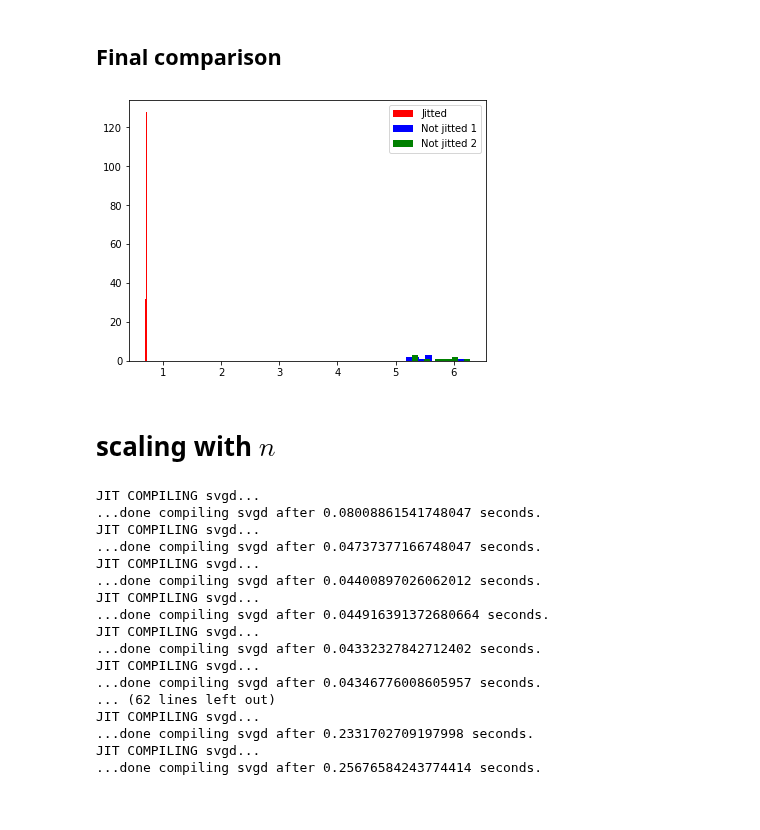
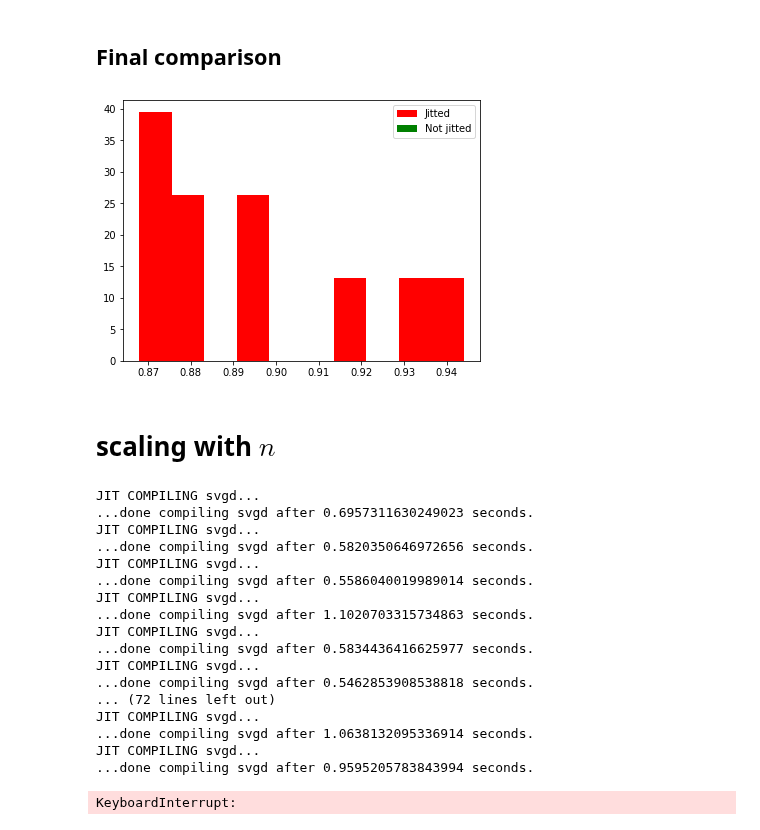
Before and after one commit to ratschlab/projects-2020-Neural-SVGD, a Jupyter notebook: Timing.ipynb, the cells around one changed output. Cells and saved outputs as stored; diff of their text form; code cells hidden in the pictures.

```diff
--- a/Timing.ipynb
+++ b/Timing.ipynb
@@ -31,4 +28,5 @@ svgd_adaptive = SVGD(logp, n_iter_max=L, adaptive_kernel=True, get_bandwidth=get
 # %%
-xout, log = svgd_adaptive.unjitted_svgd(svgd_adaptive.rkey, stepsize, bandwidth=0, n_iter=L)
+x0 = svgd_adaptive.initialize()
+xout, log = svgd_adaptive.svgd(x0, stepsize, bandwidth=0, n_iter=L)
 xout.block_until_ready()
 print()
@@ -35,8 +35,0 @@ print()
-# %%
-st = time.time()
-xout, log = svgd_adaptive.svgd(svgd_adaptive.rkey, stepsize, bandwidth=0, n_iter=L)
-e1 = time.time()
-xout.block_until_ready()
-e2 = time.time()
-print("until before block:", e1 - st, "s")
-print("until after block:", e2 - st, "s")
@@ -55,9 +43,10 @@ m = 10
 times_j = []
 
 for _ in tqdm(range(m)):
-    svgd_adaptive.newkey()
+    x0 = svgd_adaptive.initialize()
+#     svgd_adaptive.newkey()
     st = time.time()
-    xout, log = svgd_adaptive.svgd(svgd_adaptive.rkey, stepsize, bandwidth=0, n_iter=L)
+    xout, log = svgd_adaptive.svgd(x0, stepsize, bandwidth=0, n_iter=L)
     xout = xout.block_until_ready()
     end = time.time()
     times_j.append(end - st)
@@ -74,18 +63,18 @@ _ = plt.hist(times_j)
 # %% [markdown]
 ## Without jit
 # %%
-times_nojit1 = []
+times_nojit = []
 rkey = random.PRNGKey(0)
 
 with api.disable_jit():
-    for _ in range(m):
-        svgd_adaptive.newkey()
+    for _ in tqdm(range(m)):
+        x0 = svgd_adaptive.initialize()
         st = time.time()
-        xout, log = svgd_adaptive.svgd(svgd_adaptive.rkey, stepsize, bandwidth=0, n_iter=L)
+        xout, log = svgd_adaptive.svgd(x0, stepsize, bandwidth=0, n_iter=L)
         xout = xout.block_until_ready()
         end = time.time()
-        times_nojit1.append(end - st)
-times_nojit1 = np.array(times_nojit1)
+        times_nojit.append(end - st)
+times_nojit = np.array(times_nojit1)
 print("mean time:", np.mean(times_nojit1), "s")
-print("stdev:", np.std(times_nojit1), "s")
+print("stdev:", np.std(times_nojit), "s")
 # %% [output]
@@ -138,16 +85,16 @@ _ = plt.hist(times_nojit2)
 # %% [markdown]
 ## Final comparison
 # %%
-cols = ["r", "b", "g"]
-labels = ["Jitted", "Not jitted 1", "Not jitted 2"]
+cols = ["r", "g"]
+labels = ["Jitted", "Not jitted"]
 
 fig = plt.figure(1, figsize=[6.4, 4.8])
-for i, times in enumerate([times_j, times_nojit1, times_nojit2]):
+for i, times in enumerate([times_j, times_nojit]):
     plt.hist(times, color=cols[i], label=labels[i], density=True)
 
 _ = plt.legend()
 # %% [output]
-[figure, old version]
+[figure, new version]
 # %% [markdown]
 # scaling with $n$
 # %%
@@ -168,6 +124,6 @@ def compile_and_time(n, d, n_iter_max, n_iter):
     return end - st # runtime in seconds
 # %%
-ngrid = np.arange(10, 1200, step=40)
+ngrid = np.arange(100, 2200, step=40)
 d = 1
 n_iter_max = 300
 n_iter = n_iter_max
@@ -176,19 +132,20 @@ for n in ngrid:
     ntimes.append(compile_and_time(n, d, n_iter_max, n_iter))
 # %% [output]
 JIT COMPILING svgd...
-...done compiling svgd after 0.08008861541748047 seconds.
+...done compiling svgd after 0.6957311630249023 seconds.
 JIT COMPILING svgd...
-...done compiling svgd after 0.04737377166748047 seconds.
+...done compiling svgd after 0.5820350646972656 seconds.
 JIT COMPILING svgd...
-...done compiling svgd after 0.04400897026062012 seconds.
+...done compiling svgd after 0.5586040019989014 seconds.
 JIT COMPILING svgd...
-...done compiling svgd after 0.044916391372680664 seconds.
+...done compiling svgd after 1.1020703315734863 seconds.
 JIT COMPILING svgd...
-...done compiling svgd after 0.04332327842712402 seconds.
+...done compiling svgd after 0.5834436416625977 seconds.
 JIT COMPILING svgd...
-...done compiling svgd after 0.04346776008605957 seconds.
-... (62 lines left out)
+...done compiling svgd after 0.5462853908538818 seconds.
+... (72 lines left out)
 JIT COMPILING svgd...
-...done compiling svgd after 0.2331702709197998 seconds.
+...done compiling svgd after 1.0638132095336914 seconds.
 JIT COMPILING svgd...
-...done compiling svgd after 0.25676584243774414 seconds.
+...done compiling svgd after 0.9595205783843994 seconds.
+KeyboardInterrupt:
```
Also changed, not shown: parts of 16 cells of this notebook, 8 other files.
